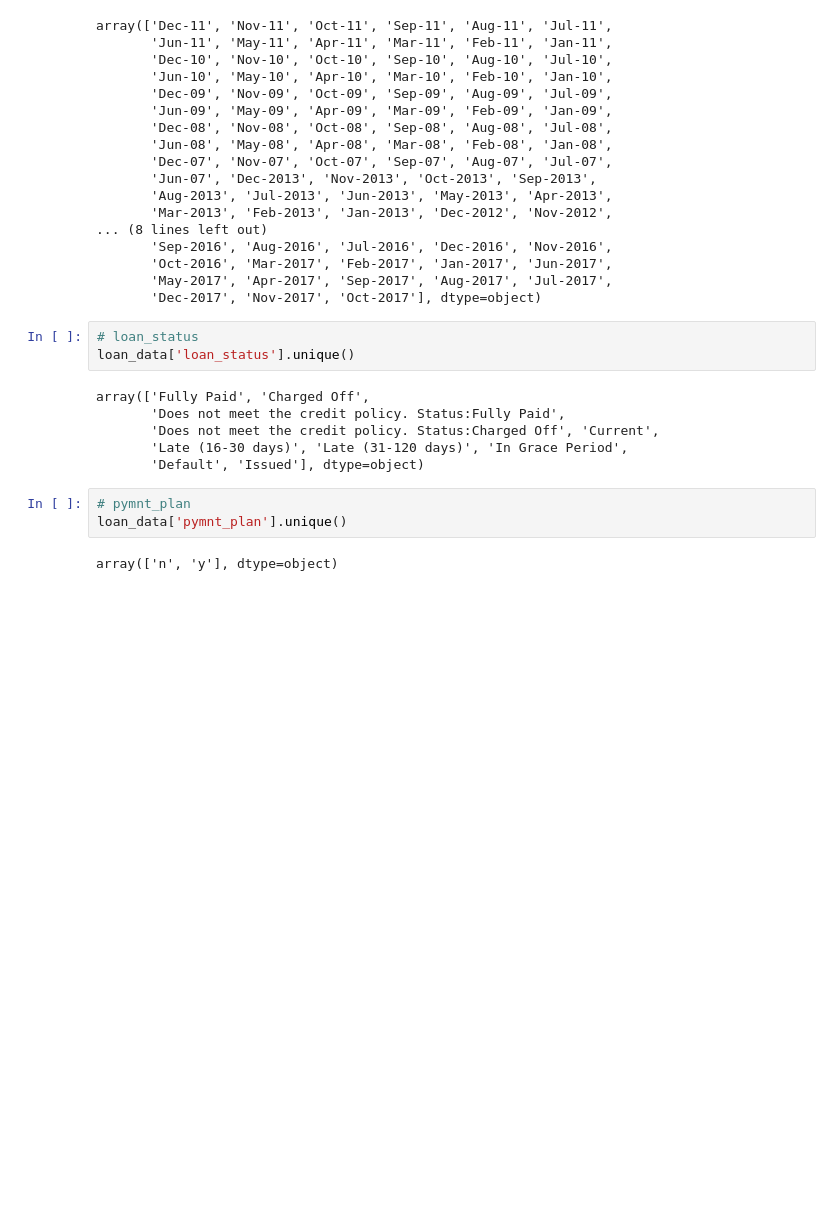
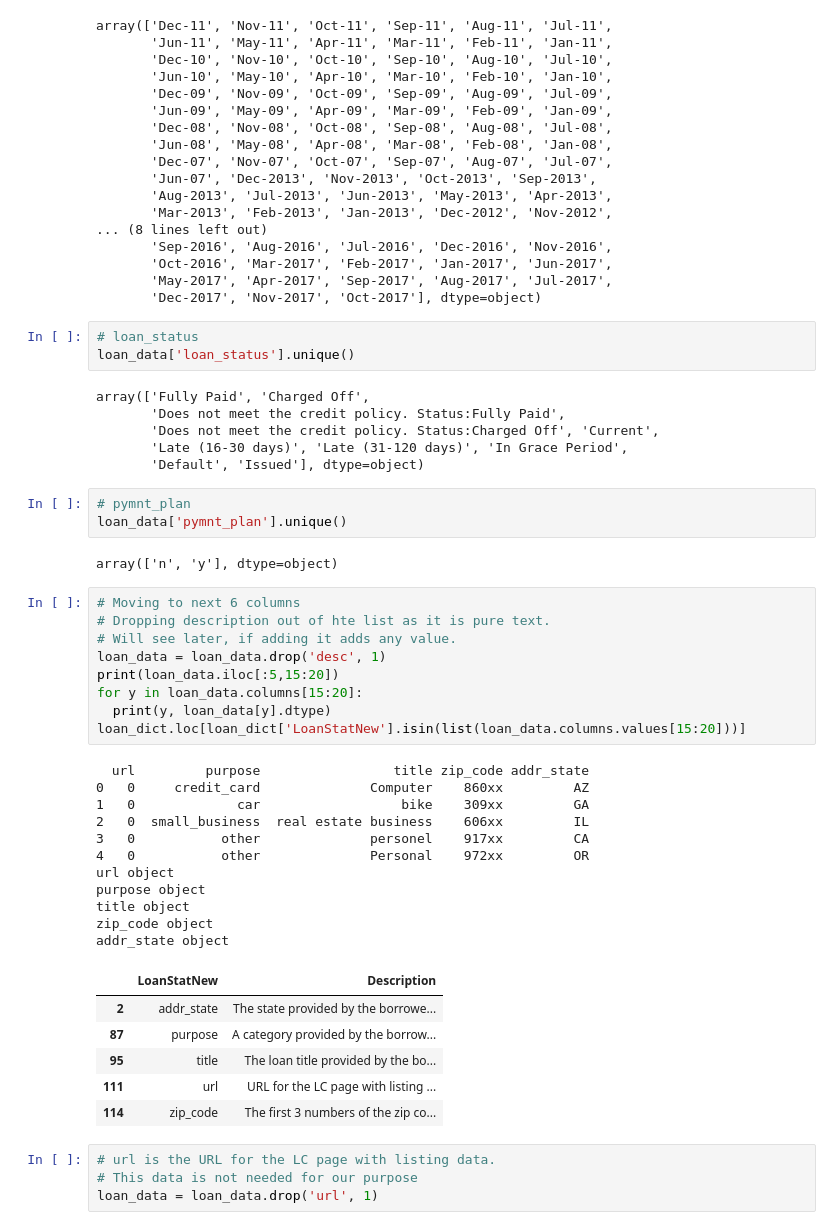
Before and after one commit to anilrajgr/udacity-machine-learning, a Jupyter notebook: projects/capstone/csv2dataframe.ipynb, the cells around one changed output. Cells and saved outputs as stored; diff of their text form; blank space fills up the shorter version.

```diff
--- a/projects/capstone/csv2dataframe.ipynb
+++ b/projects/capstone/csv2dataframe.ipynb
@@ -564,3 +564,34 @@ array(['Fully Paid', 'Charged Off',
 loan_data['pymnt_plan'].unique()
 # %% [output]
 array(['n', 'y'], dtype=object)
+# %%
+# Moving to next 6 columns
+# Dropping description out of hte list as it is pure text.
+# Will see later, if adding it adds any value.
+loan_data = loan_data.drop('desc', 1)
+print(loan_data.iloc[:5,15:20])
+for y in loan_data.columns[15:20]:
+  print(y, loan_data[y].dtype)
+loan_dict.loc[loan_dict['LoanStatNew'].isin(list(loan_data.columns.values[15:20]))]
+# %% [output]
+  url         purpose                 title zip_code addr_state
+0   0     credit_card              Computer    860xx         AZ
+1   0             car                  bike    309xx         GA
+2   0  small_business  real estate business    606xx         IL
+3   0           other              personel    917xx         CA
+4   0           other              Personal    972xx         OR
+url object
+purpose object
+title object
+zip_code object
+addr_state object
+|  | LoanStatNew | Description |
+| 2 | addr_state | The state provided by the borrowe... |
+| 87 | purpose | A category provided by the borrow... |
+| 95 | title | The loan title provided by the bo... |
+| 111 | url | URL for the LC page with listing ... |
+| 114 | zip_code | The first 3 numbers of the zip co... |
+# %%
+# url is the URL for the LC page with listing data.
+# This data is not needed for our purpose
+loan_data = loan_data.drop('url', 1)
```
Also changed, not shown: parts of 10 cells of this notebook.
